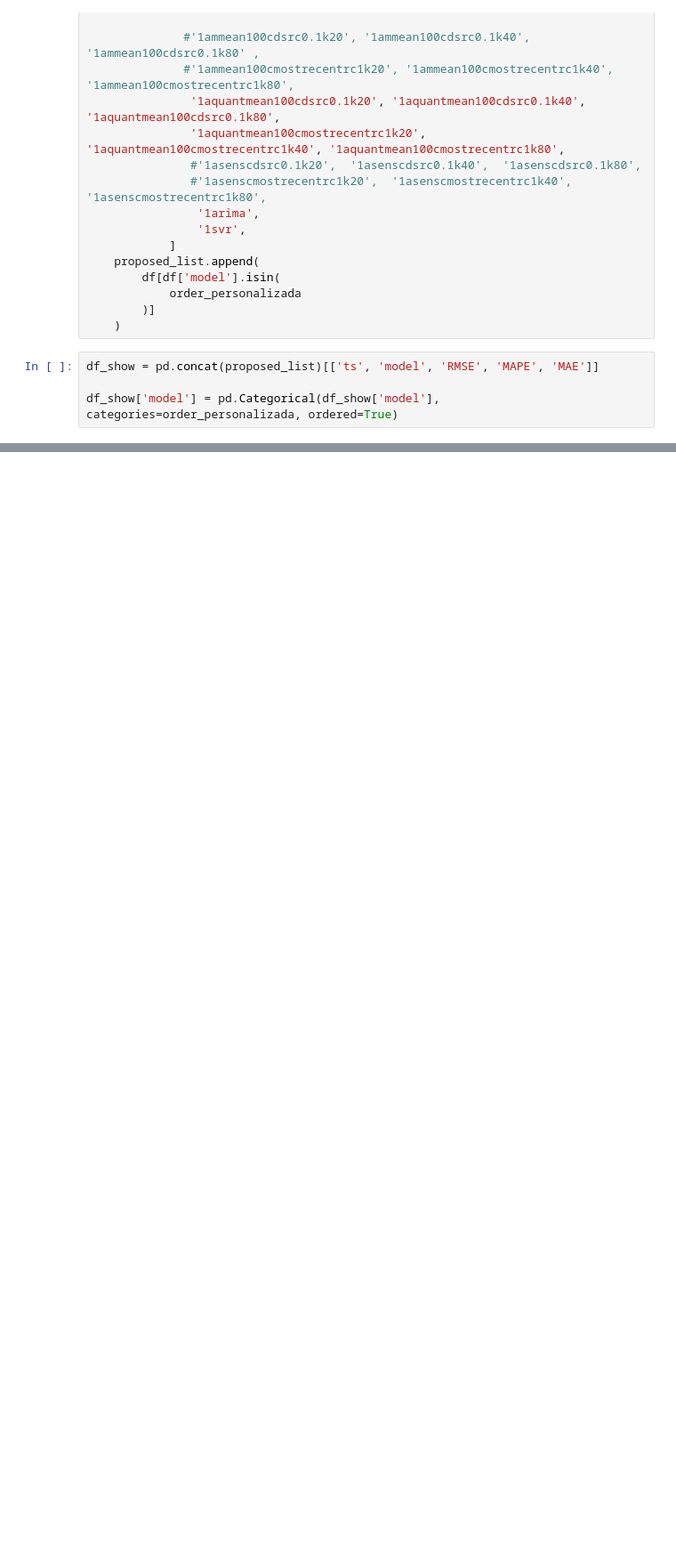
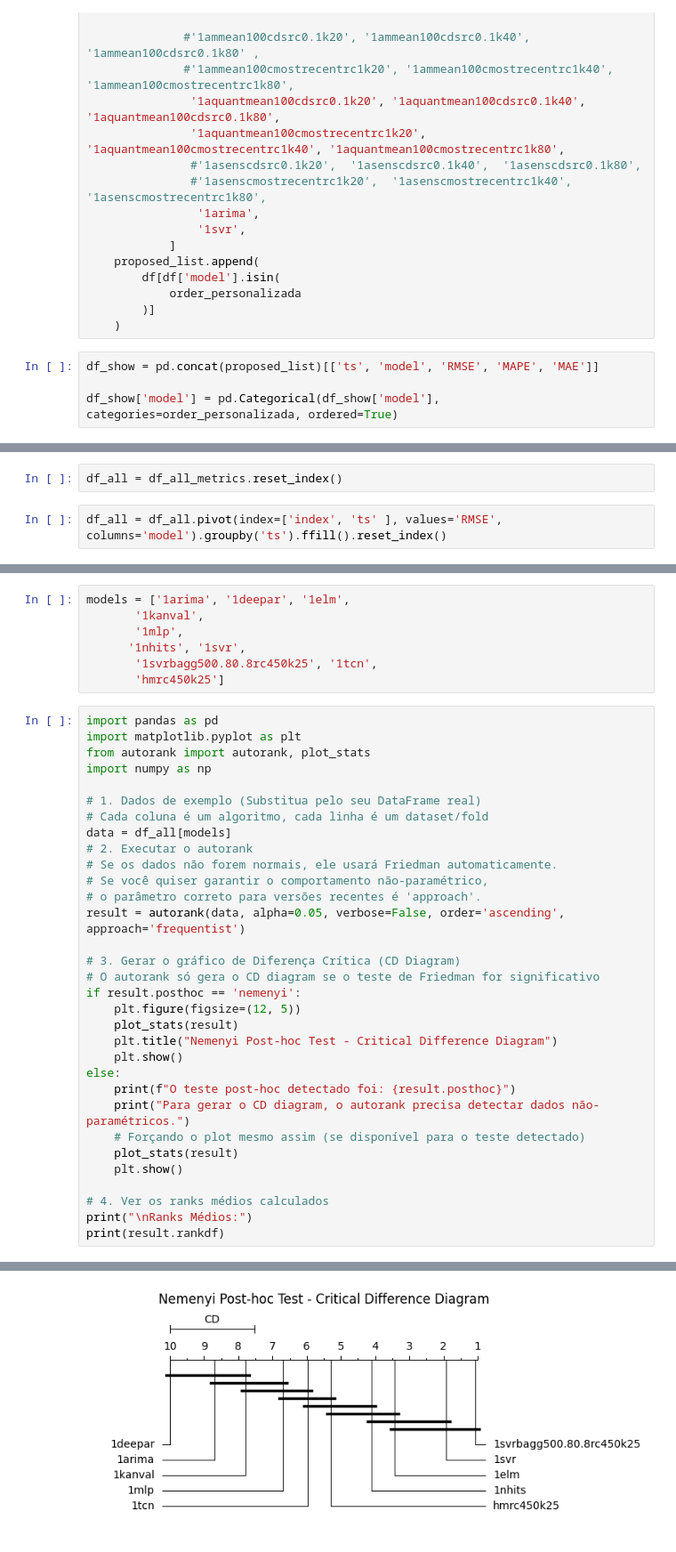
Before and after one commit to domingos108/experiments, a Jupyter notebook: notebook/calculate_metrics.ipynb, the cells around one changed output, grey strips where cells are left out. Shown at 89% size. Drawn from its saved outputs; the diff is of its cells as text; blank space fills up the shorter version.

```diff
--- a/notebook/calculate_metrics.ipynb
+++ b/notebook/calculate_metrics.ipynb
@@ -189,0 +239,4 @@ for key, df_serie in df_all_metrics.groupby(['ts']):
+# %%
+df_all = df_all_metrics.reset_index()
+# %%
+df_all = df_all.pivot(index=['index', 'ts' ], values='RMSE', columns='model').groupby('ts').ffill().reset_index()
@@ -189,0 +263,40 @@ for key, df_serie in df_all_metrics.groupby(['ts']):
+# %%
+models = ['1arima', '1deepar', '1elm',
+       '1kanval',
+       '1mlp',
+      '1nhits', '1svr',
+       '1svrbagg500.80.8rc450k25', '1tcn',
+       'hmrc450k25']
+# %%
+import pandas as pd
+import matplotlib.pyplot as plt
+from autorank import autorank, plot_stats
+import numpy as np
+
+# 1. Dados de exemplo (Substitua pelo seu DataFrame real)
+# Cada coluna é um algoritmo, cada linha é um dataset/fold
+data = df_all[models]
+# 2. Executar o autorank
+# Se os dados não forem normais, ele usará Friedman automaticamente.
+# Se você quiser garantir o comportamento não-paramétrico,
+# o parâmetro correto para versões recentes é 'approach'.
+result = autorank(data, alpha=0.05, verbose=False, order='ascending', approach='frequentist')
+
+# 3. Gerar o gráfico de Diferença Crítica (CD Diagram)
+# O autorank só gera o CD diagram se o teste de Friedman for significativo
+if result.posthoc == 'nemenyi':
+    plt.figure(figsize=(12, 5))
+    plot_stats(result)
+    plt.title("Nemenyi Post-hoc Test - Critical Difference Diagram")
+    plt.show()
+else:
+    print(f"O teste post-hoc detectado foi: {result.posthoc}")
+    print("Para gerar o CD diagram, o autorank precisa detectar dados não-paramétricos.")
+    # Forçando o plot mesmo assim (se disponível para o teste detectado)
+    plot_stats(result)
+    plt.show()
+
+# 4. Ver os ranks médios calculados
+print("\nRanks Médios:")
+print(result.rankdf)
+# %% [output]
@@ -189,0 +321 @@ for key, df_serie in df_all_metrics.groupby(['ts']):
+[figure, added]
```
Also changed, not shown: parts of 16 cells of this notebook, 45 other files.
